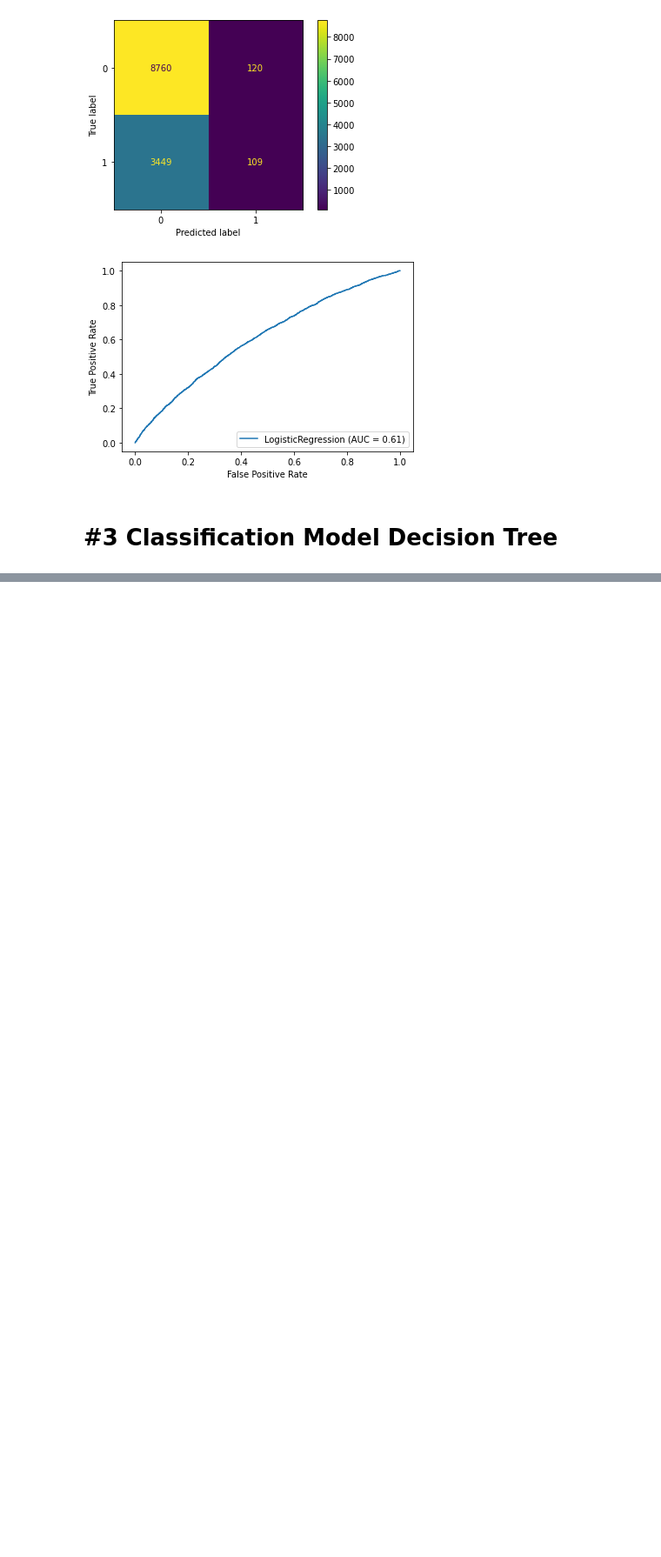
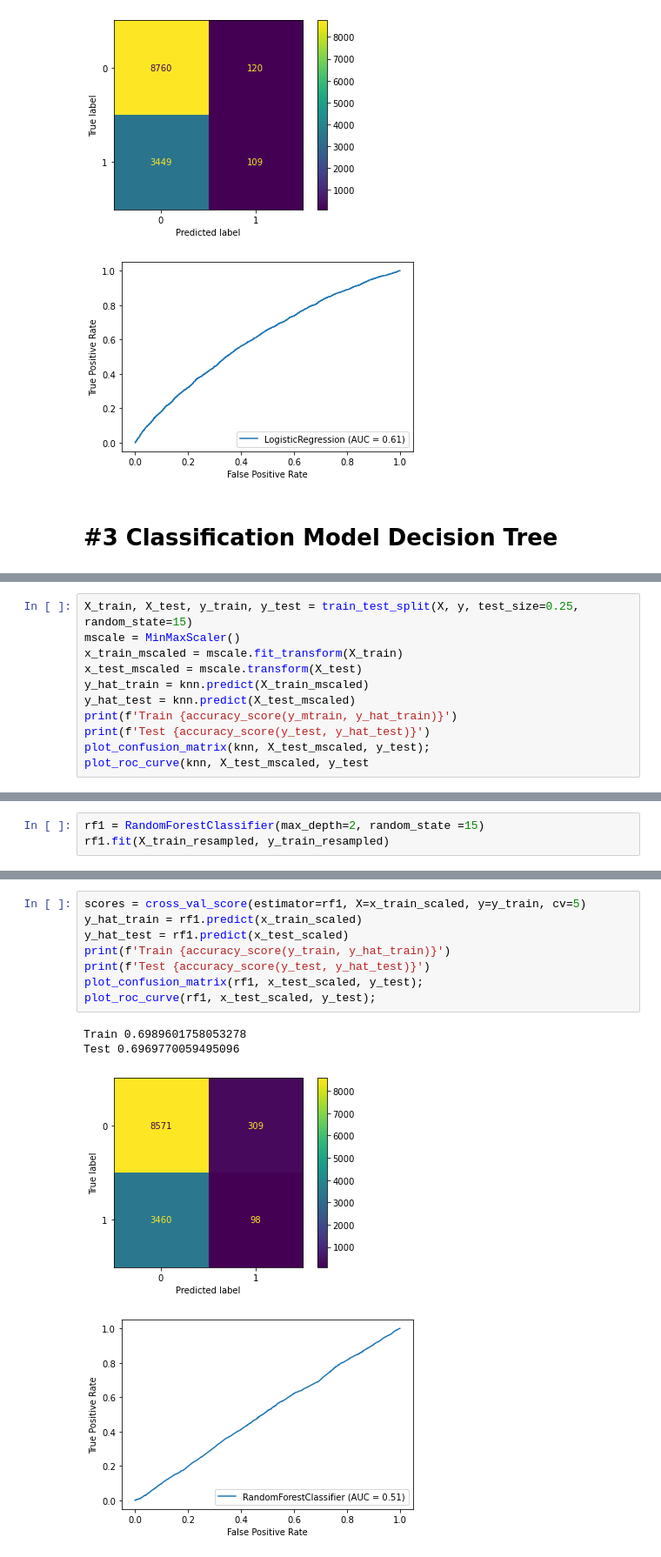
Before and after one commit to chris-helmerson/Cellular_Customer_Churn_Prediction, a Jupyter notebook: Mide.ipynb, the cells around one changed output, grey strips where cells are left out. Shown at 87% size. Drawn from its saved outputs; the diff is of its cells as text; blank space fills up the shorter version.

```diff
--- a/Mide.ipynb
+++ b/Mide.ipynb
@@ -287,0 +360,11 @@ dt_train_score
+# %%
+X_train, X_test, y_train, y_test = train_test_split(X, y, test_size=0.25, random_state=15)
+mscale = MinMaxScaler()
+x_train_mscaled = mscale.fit_transform(X_train)
+x_test_mscaled = mscale.transform(X_test)
+y_hat_train = knn.predict(X_train_mscaled)
+y_hat_test = knn.predict(X_test_mscaled)
+print(f'Train {accuracy_score(y_mtrain, y_hat_train)}')
+print(f'Test {accuracy_score(y_test, y_hat_test)}')
+plot_confusion_matrix(knn, X_test_mscaled, y_test);
+plot_roc_curve(knn, X_test_mscaled, y_test
@@ -287,0 +375,3 @@ dt_train_score
+# %%
+rf1 = RandomForestClassifier(max_depth=2, random_state =15)
+rf1.fit(X_train_resampled, y_train_resampled)
@@ -287,0 +390,13 @@ dt_train_score
+# %%
+scores = cross_val_score(estimator=rf1, X=x_train_scaled, y=y_train, cv=5)
+y_hat_train = rf1.predict(x_train_scaled)
+y_hat_test = rf1.predict(x_test_scaled)
+print(f'Train {accuracy_score(y_train, y_hat_train)}')
+print(f'Test {accuracy_score(y_test, y_hat_test)}')
+plot_confusion_matrix(rf1, x_test_scaled, y_test);
+plot_roc_curve(rf1, x_test_scaled, y_test);
+# %% [output]
+Train 0.6989601758053278
+Test 0.6969770059495096
+[figure, added]
+[figure, added]
```
Also changed, not shown: parts of 21 cells of this notebook.
